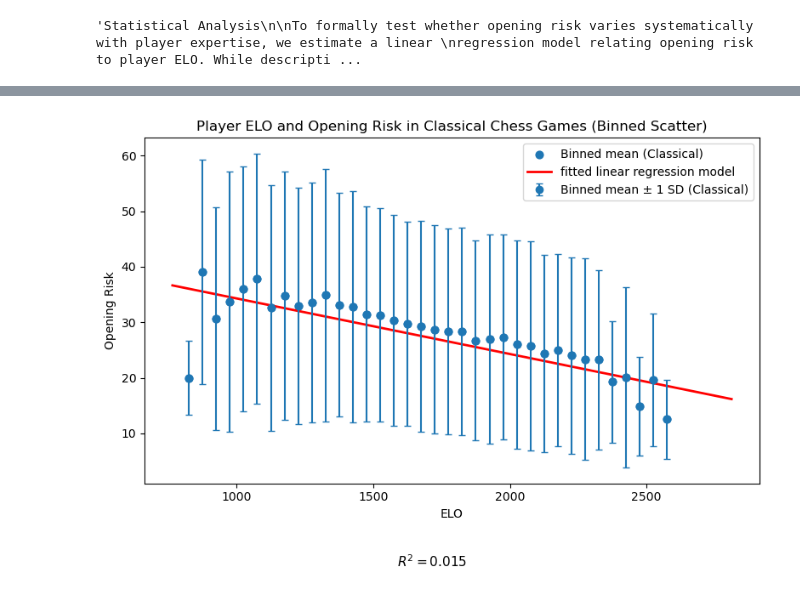
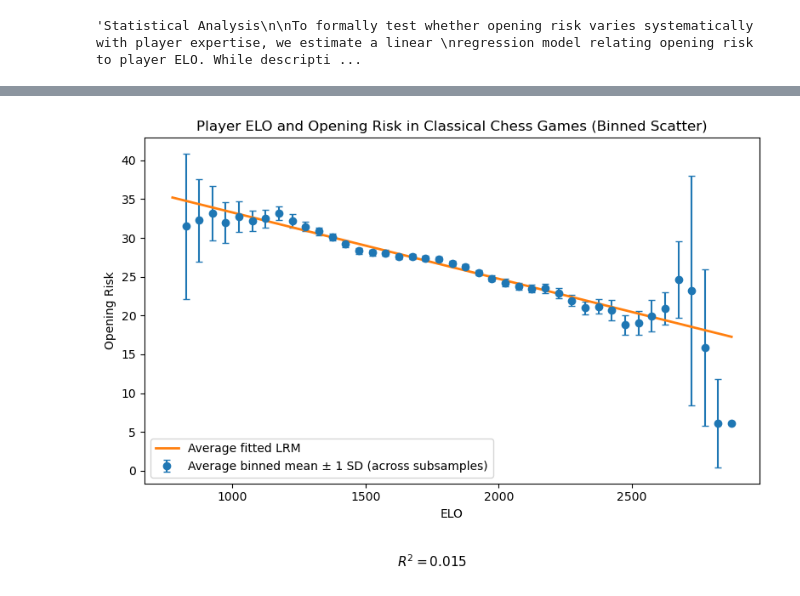
Before and after one commit to DanielFaas/SDA-project, a Jupyter notebook: app/ht_test.ipynb, the cells around one changed output, grey strips where cells are left out. Cells and saved outputs as stored; diff of their text form; code cells hidden in the pictures.

Commit message:
OLS_LRM for 100 subsamples and means of binned means

```diff
--- a/app/ht_test.ipynb
+++ b/app/ht_test.ipynb
@@ -241,40 +261,35 @@ r² = 0.01698545659969248
 # %%
-elo_line = np.linspace(x.min(), x.max(), 200)
-risk_line = alpha_hat + beta_hat * (elo_line)
+# Average regression line (evaluate in scaled ELO)
+elo_line_scaled = np.linspace(elo_mid.min()/100, elo_mid.max()/100, 200)
 
-sample_df_c = sample_df_c.copy()
-sample_df_c["elo_bin"] = pd.cut(
-    sample_df_c["white_rating"],
-    bins=elo_bins,
-    include_lowest=True
+plt.figure(figsize=(8,5))
+
+# Average binned raw behavior
+plt.errorbar(
+    elo_mid,
+    mean_binned_curve,
+    yerr=sd_binned_curve,
+    fmt="o",
+    capsize=3,
+    label="Average binned mean ± 1 SD (across subsamples)"
 )
 
-
-# Aggregate
-binned_sample = (
-    sample_df_c
-    .groupby("elo_bin", observed=True)["mean_risk"]
-    .agg(["count", "mean", "std"])
-    .reset_index()
+# Average fitted regression line
+plt.plot(
+    elo_line_scaled * 100,
+    alpha_bar + beta_bar * elo_line_scaled,
+    linewidth=2,
+    label="Average fitted LRM"
 )
 
-# Bin midpoints
-binned_sample["elo_mid"] = binned_sample["elo_bin"].apply(lambda x: x.mid)
-
-plt.figure(figsize=(8,5))
-plt.scatter(binned_sample["elo_mid"], binned_sample["mean"], s=40, label="Binned mean (Classical)")
-plt.plot(elo_line * 100, risk_line, color='red', linewidth=2, label='fitted linear regression model')
-plt.errorbar(binned_sample["elo_mid"],binned_sample["mean"],yerr=binned_sample["std"], fmt='o', capsize=3,
-    label="Binned mean ± 1 SD (Classical)"
-)
-plt.xlabel('ELO')
-plt.ylabel('Opening Risk')
+plt.xlabel("ELO")
+plt.ylabel("Opening Risk")
 plt.title('Player ELO and Opening Risk in Classical Chess Games (Binned Scatter)')
-plt.figtext(0.5, -0.08,f"$R^2 = {r2:.3f}$",ha="center", fontsize=11)
+plt.figtext(0.5, -0.08,f"$R^2 = {sum(avg_r2)/len(avg_r2):.3f}$",ha="center", fontsize=11)
 plt.legend()
 plt.tight_layout()
 plt.savefig("/Users/tonyvo/Desktop/SDA/final/Plots/elo_vs_risk_classical.png")
 plt.show()
 # %% [output]
-[figure, old version]
+[figure, new version]
 # %%
```
Also changed, not shown: parts of 4 cells of this notebook, 2 other files.
